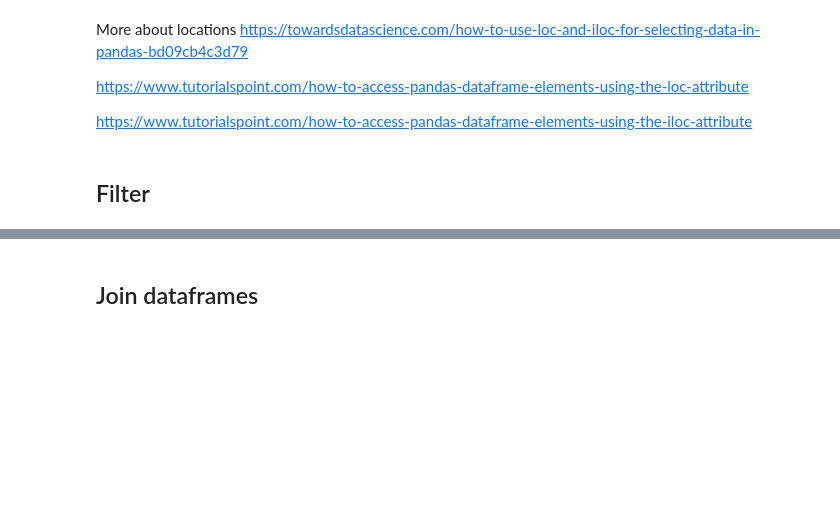
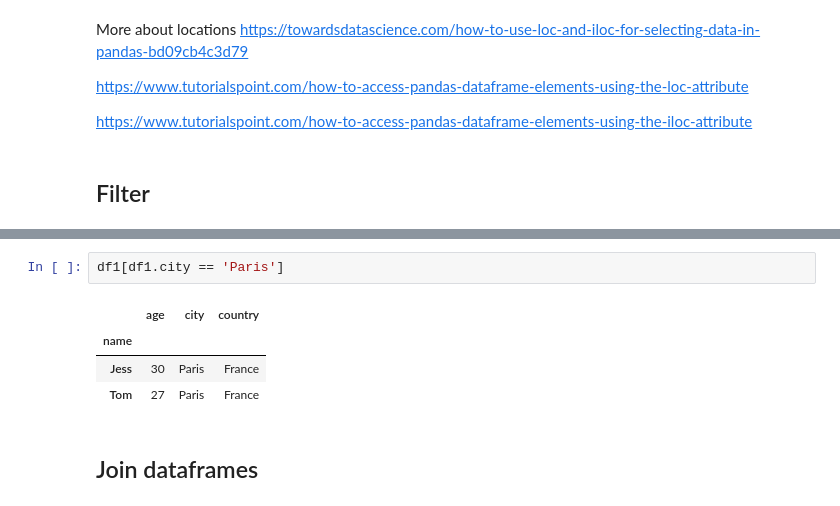
Before and after one commit to stefanomarchitto/Module-1, a Jupyter notebook: Python_Basics_Module_1_Practice_2.ipynb, the cells around one changed output, grey strips where cells are left out. Drawn from its saved outputs; the diff is of its cells as text; blank space fills up the shorter version.

```diff
--- a/Python_Basics_Module_1_Practice_2.ipynb
+++ b/Python_Basics_Module_1_Practice_2.ipynb
@@ -1078,3 +1381,10 @@ df1[df1['city']=='Paris']
+# %%
+df1[df1.city == 'Paris']
+# %% [output]
+|  | age | city | country |
+| name |  |  |  |
+| Jess | 30 | Paris | France |
+| Tom | 27 | Paris | France |
 # %% [markdown]
 ## Join dataframes
 # %%
```
Also changed, not shown: parts of 79 cells of this notebook.
